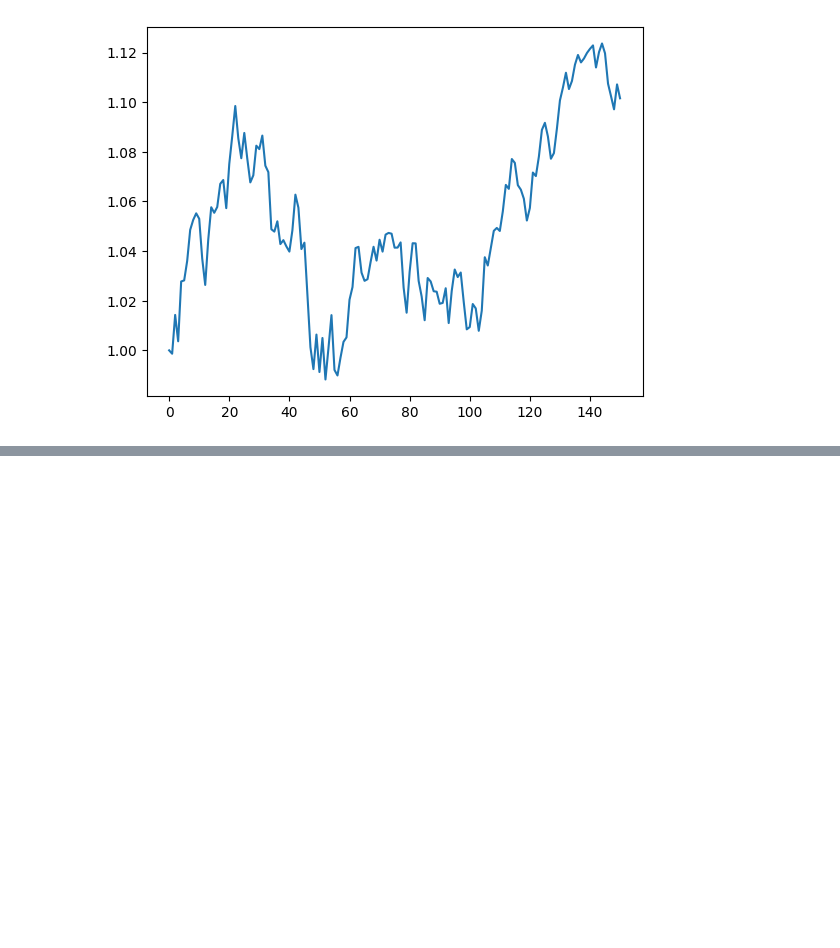
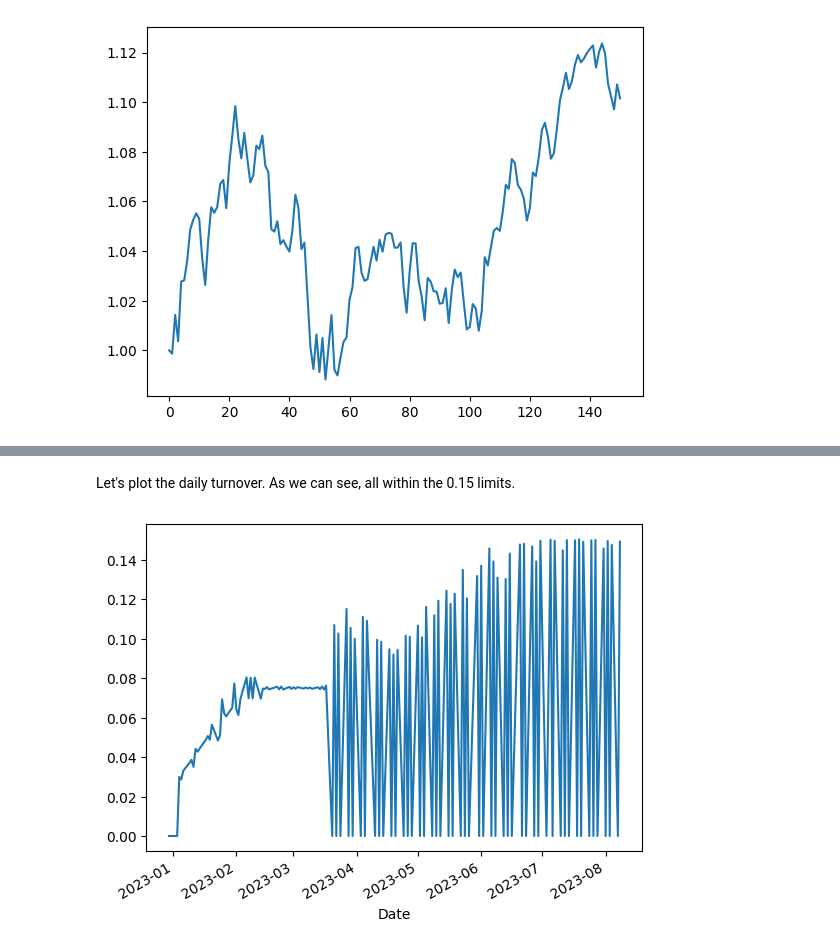
Before and after one commit to ac36796/index-optimizer, a Jupyter notebook: index_optimizer_report.ipynb, the cells around one changed output, grey strips where cells are left out. Saved outputs shown, nothing was run; the diff lists cells and outputs as text; code cells hidden in the pictures; blank space fills up the shorter version.

```diff
--- a/index_optimizer_report.ipynb
+++ b/index_optimizer_report.ipynb
@@ -271,0 +314,6 @@ res = optimizer.update_x0(x0).update_signal(signal).add_constraints(constraints)
+# %% [markdown]
+Let's plot the daily turnover. As we can see, all within the 0.15 limits.
+# %%
+df_res['turnover'].plot();
+# %% [output]
+[figure, added]
```
Also changed, not shown: parts of 11 cells of this notebook, 2 other files.
